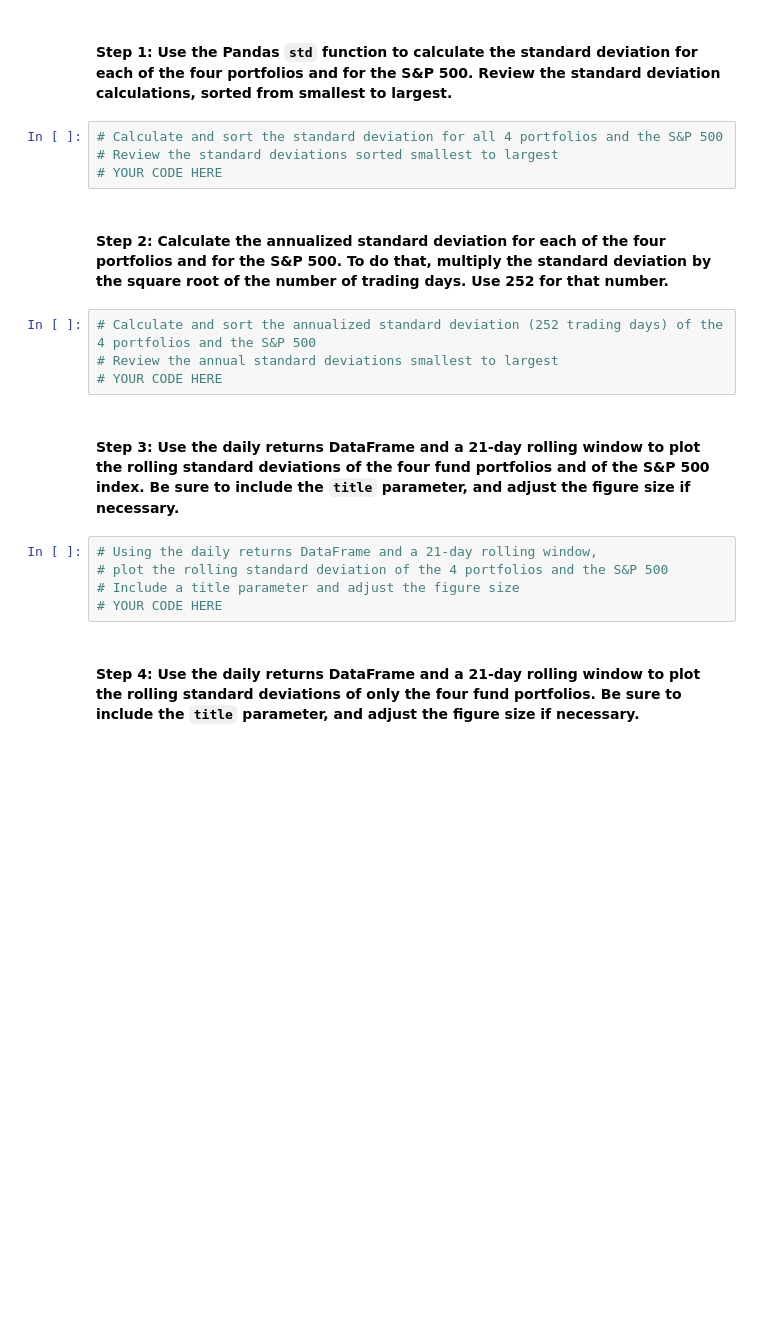
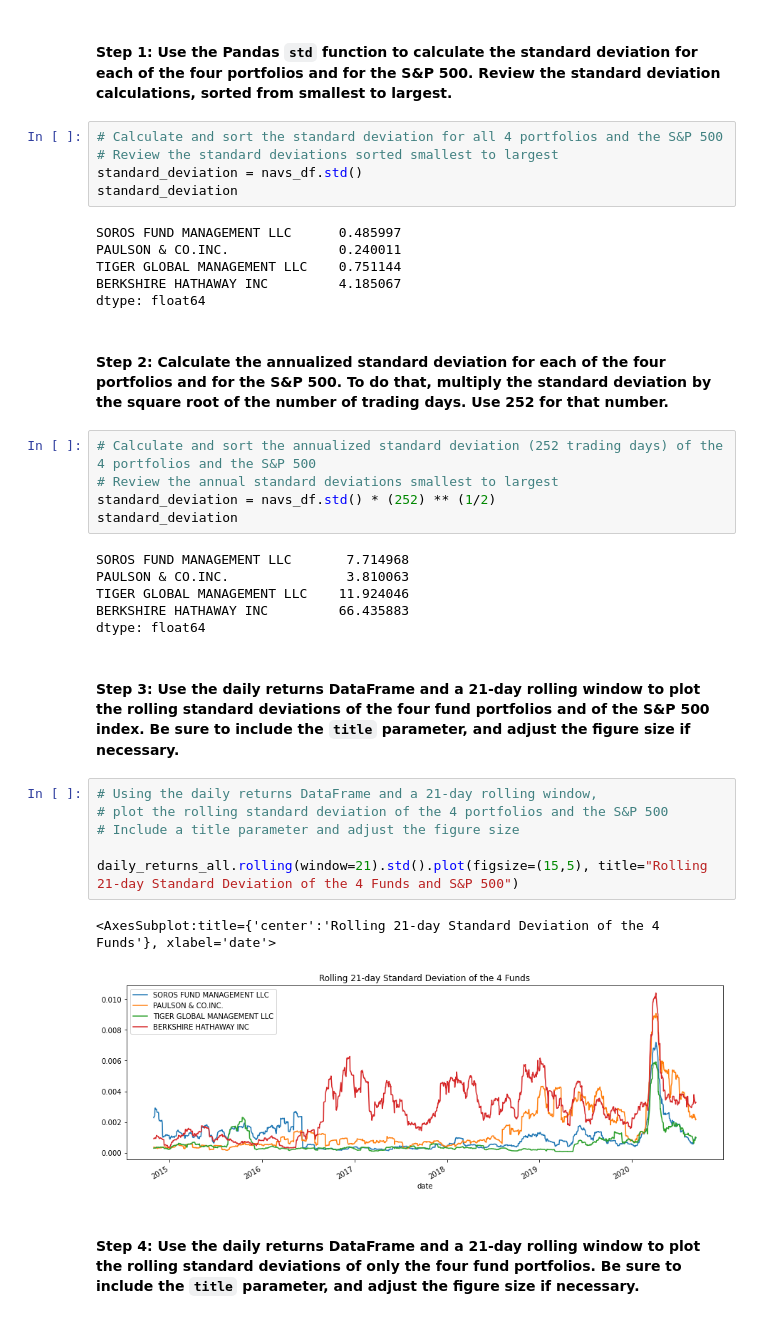
Before and after one commit to jojomani/Whale_RiskReturn_Analysis, a Jupyter notebook: risk_return_analysis.ipynb, the cells around one changed output. Cells and saved outputs as stored; diff of their text form; blank space fills up the shorter version.

```diff
--- a/risk_return_analysis.ipynb
+++ b/risk_return_analysis.ipynb
@@ -238,20 +238,38 @@ Evaluate the risk profile of each portfolio by using the standard deviation and
 # %%
 # Calculate and sort the standard deviation for all 4 portfolios and the S&P 500
 # Review the standard deviations sorted smallest to largest
-# YOUR CODE HERE
+standard_deviation = navs_df.std()
+standard_deviation
+# %% [output]
+SOROS FUND MANAGEMENT LLC      0.485997
+PAULSON & CO.INC.              0.240011
+TIGER GLOBAL MANAGEMENT LLC    0.751144
+BERKSHIRE HATHAWAY INC         4.185067
+dtype: float64
 # %% [markdown]
 #### Step 2: Calculate the annualized standard deviation for each of the four portfolios and for the S&P 500. To do that, multiply the standard deviation by the square root of the number of trading days. Use 252 for that number.
 # %%
 # Calculate and sort the annualized standard deviation (252 trading days) of the 4 portfolios and the S&P 500
 # Review the annual standard deviations smallest to largest
-# YOUR CODE HERE
+standard_deviation = navs_df.std() * (252) ** (1/2)
+standard_deviation
+# %% [output]
+SOROS FUND MANAGEMENT LLC       7.714968
+PAULSON & CO.INC.               3.810063
+TIGER GLOBAL MANAGEMENT LLC    11.924046
+BERKSHIRE HATHAWAY INC         66.435883
+dtype: float64
 # %% [markdown]
 #### Step 3: Use the daily returns DataFrame and a 21-day rolling window to plot the rolling standard deviations of the four fund portfolios and of the S&P 500 index. Be sure to include the `title` parameter, and adjust the figure size if necessary.
 # %%
 # Using the daily returns DataFrame and a 21-day rolling window,
 # plot the rolling standard deviation of the 4 portfolios and the S&P 500
 # Include a title parameter and adjust the figure size
-# YOUR CODE HERE
+
+daily_returns_all.rolling(window=21).std().plot(figsize=(15,5), title="Rolling 21-day Standard Deviation of the 4 Funds and S&P 500")
+# %% [output]
+<AxesSubplot:title={'center':'Rolling 21-day Standard Deviation of the 4 Funds'}, xlabel='date'>
+[figure, added]
 # %% [markdown]
 #### Step 4: Use the daily returns DataFrame and a 21-day rolling window to plot the rolling standard deviations of only the four fund portfolios. Be sure to include the `title` parameter, and adjust the figure size if necessary.
 # %%
```
Also changed, not shown: parts of 6 cells of this notebook.
